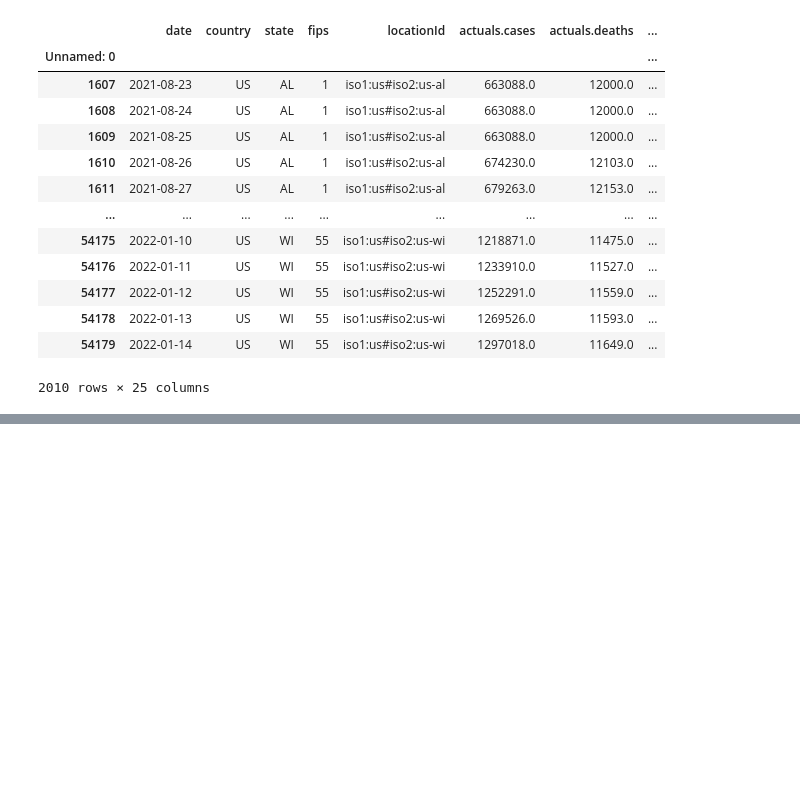
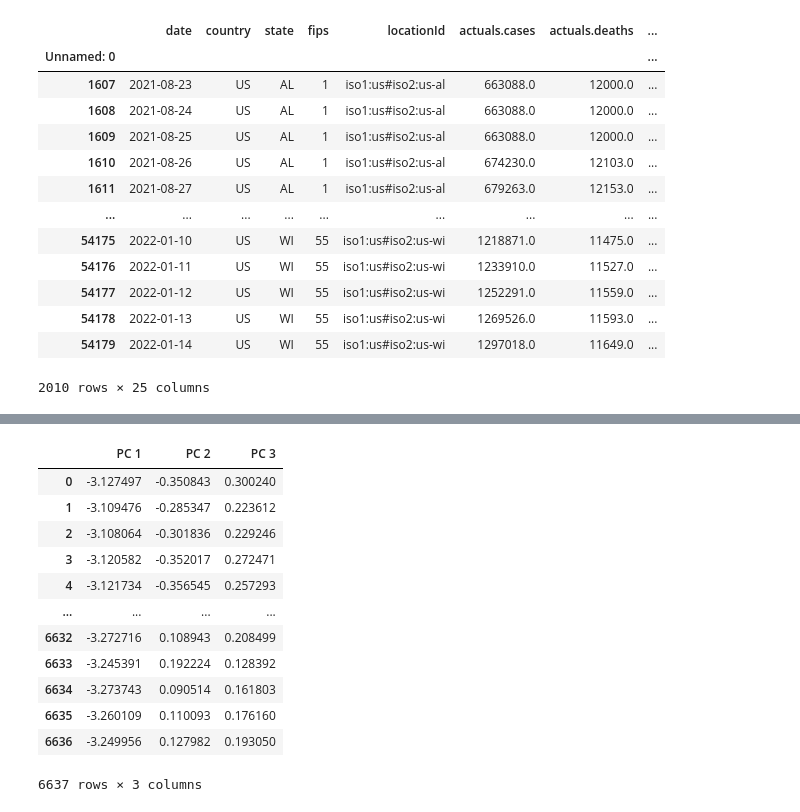
Before and after one commit to cmason1996/Clustering_COVID-19_data_in_the_United_States, a Jupyter notebook: final.ipynb, the cells around one changed output, grey strips where cells are left out. Saved outputs shown, nothing was run; the diff lists cells and outputs as text; code cells hidden in the pictures; blank space fills up the shorter version.

```diff
--- a/final.ipynb
+++ b/final.ipynb
@@ -290,0 +303,4 @@ class_0_df
+# %%
+# Separate the code to features to be used for the PCA
+features_df_wLocation = df.drop(columns = ['date', 'country', 'state', 'locationId'])
+features_df_wLocation.dtypes
@@ -290,0 +352,7 @@ class_0_df
+# %%
+# Initialize the PCA model
+pca = PCA(n_components=3)
+
+# Get three principle components for the data
+data_pca_wLocation = pca.fit_transform(X_scaled_wLocation)
+data_pca_wLocation
@@ -290,0 +367,19 @@ class_0_df
+# %%
+# Create a dataframe for the principle components
+pcs_df_wLocation = pd.DataFrame(
+    data=data_pca_wLocation, columns=['PC 1', 'PC 2', 'PC 3'])
+pcs_df_wLocation
+# %% [output]
+|  | PC 1 | PC 2 | PC 3 |
+| 0 | -3.127497 | -0.350843 | 0.300240 |
+| 1 | -3.109476 | -0.285347 | 0.223612 |
+| 2 | -3.108064 | -0.301836 | 0.229246 |
+| 3 | -3.120582 | -0.352017 | 0.272471 |
+| 4 | -3.121734 | -0.356545 | 0.257293 |
+| ... | ... | ... | ... |
+| 6632 | -3.272716 | 0.108943 | 0.208499 |
+| 6633 | -3.245391 | 0.192224 | 0.128392 |
+| 6634 | -3.273743 | 0.090514 | 0.161803 |
+| 6635 | -3.260109 | 0.110093 | 0.176160 |
+| 6636 | -3.249956 | 0.127982 | 0.193050 |
+6637 rows × 3 columns
```
Also changed, not shown: parts of 16 cells of this notebook, 4 other files.
